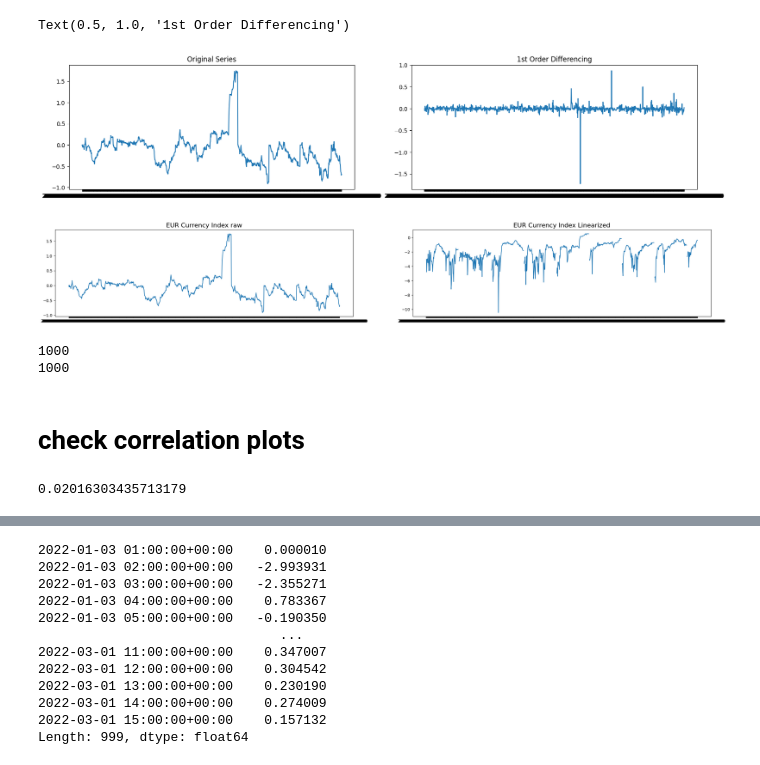
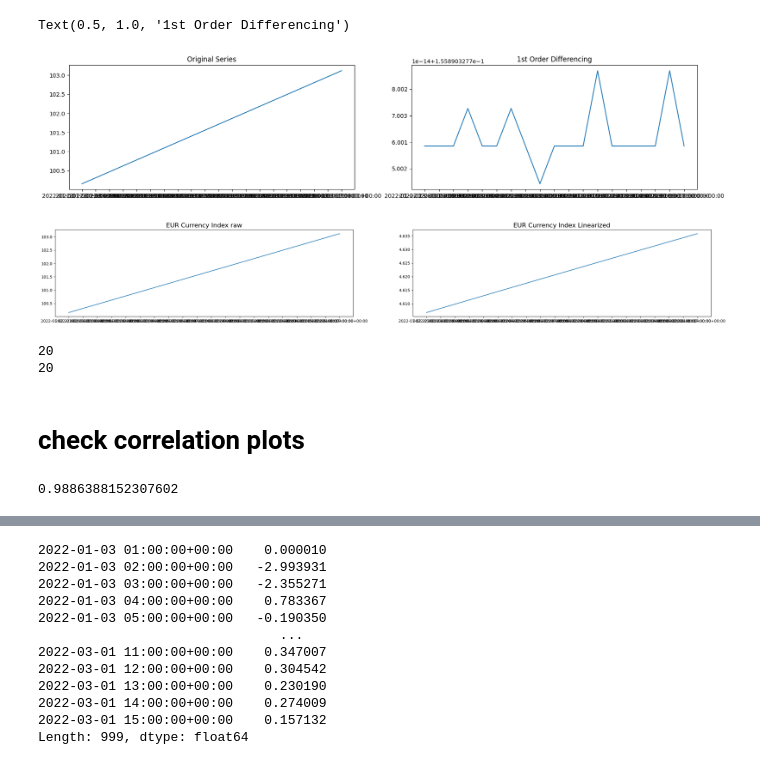
Before and after one commit to alexcolls/rex-ai, a Jupyter notebook: notebooks/paul/03-arima_for_currency_idxs.ipynb, the cells around one changed output, grey strips where cells are left out. Saved outputs shown, nothing was run; the diff lists cells and outputs as text; code cells hidden in the pictures.

```diff
--- a/notebooks/paul/03-arima_for_currency_idxs.ipynb
+++ b/notebooks/paul/03-arima_for_currency_idxs.ipynb
@@ -9,9 +13,10 @@ from pmdarima import model_selection
 from sklearn.metrics import mean_squared_error
 import arch
 # %%
-DATA_PATH = os.path.join(os.path.abspath('../../'), 'model', 'db', 'data')
+DATA_PATH = os.path.join(os.path.abspath('../../'), 'db', 'data')
 # PRIMARY_PATH = os.path.join(DATA_PATH, 'primary')
-SECONDARY_PATH = os.path.join(DATA_PATH, 'secondary')
+# SECONDARY_PATH = os.path.join(DATA_PATH, 'secondary')
+TERTIARY_PATH = os.path.join(DATA_PATH, 'tertiary')
 
 wpath = os.path.join(DATA_PATH, 'merge')
 # %% [markdown]
@@ -19,6 +24,6 @@ wpath = os.path.join(DATA_PATH, 'merge')
 ![Red: ARMA, Green: Garch](https://miro.medium.com/max/862/1*azEK9WckHXBx73L8bTPu6Q.png) Red: ARMA, Green: Garch
 # %%
 #Curency indexes dataframe for EUR currency and limited nr of rows
-df = pd.read_csv(os.path.join(wpath, os.path.basename(SECONDARY_PATH), 'idxs_.csv'), parse_dates=['Unnamed: 0'], index_col='Unnamed: 0')
-df = df[['EUR']][:1000]
+df = pd.read_csv(os.path.join(wpath, os.path.basename(TERTIARY_PATH), 'idxs_.csv'), parse_dates=['Unnamed: 0'], index_col='Unnamed: 0')
+df = df[['EUR']][:20]
 # df = df.dropna()
@@ -31,26 +48,26 @@ ax1.plot(zero_diff); ax1.set_title('Original Series')
 ax2.plot(first_order_diff); ax2.set_title('1st Order Differencing')
 # %% [output]
 Text(0.5, 1.0, '1st Order Differencing')
-[figure, old version]
+[figure, new version]
 # %%
 # Remove exponential trend for EUR
 plt.figure(figsize=(30,4));
 
 plt.subplot(1,2,1); plt.plot(df.EUR);
 plt.title('EUR Currency Index raw', fontsize=16);
 
-df['EUR_linear'] = np.log(abs(df.EUR))
+df['EUR_linear'] = np.log(df.EUR)
 
 plt.subplot(1,2,2); plt.plot(df['EUR_linear']);
 plt.title('EUR Currency Index Linearized', fontsize=16);
 # %% [output]
-[figure, old version]
+[figure, new version]
 # %%
 print(df.EUR.size)
 print(df.EUR_linear.size)
 # %% [output]
-1000
-1000
+20
+20
 # %% [markdown]
 # check correlation plots
 # %%
@@ -58,5 +75,5 @@ from statsmodels.tsa.stattools import adfuller
 
 adfuller(df.EUR)[1]  # p-value
 # %% [output]
-0.02016303435713179
+0.9886388152307602
 # %%
```
Also changed, not shown: parts of 13 cells of this notebook, 1 other file.
